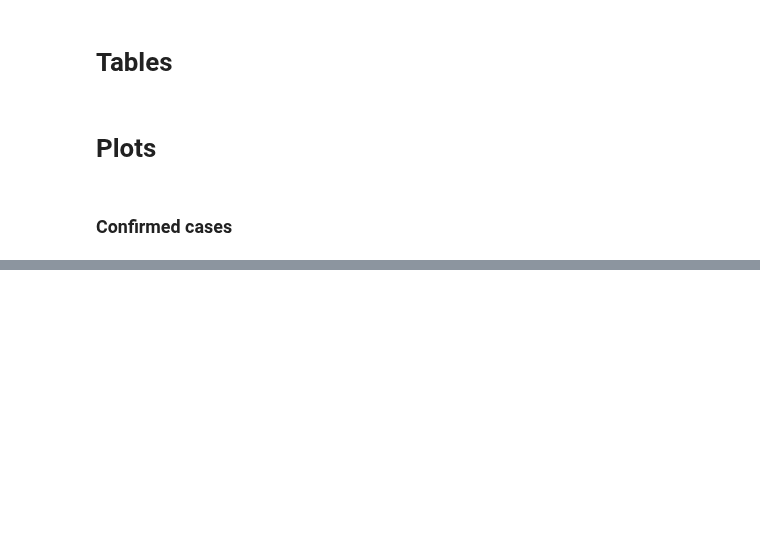
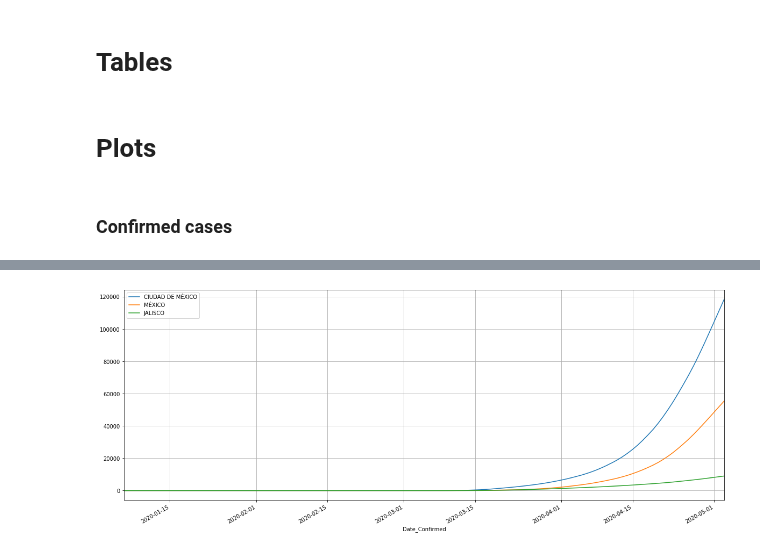
Before and after one commit to marianarf/covid19_mexico_analysis, a Jupyter notebook: mexico_cases_by_date.ipynb, the cells around one changed output, grey strips where cells are left out. Saved outputs shown, nothing was run; the diff lists cells and outputs as text; code cells hidden in the pictures; blank space fills up the shorter version.

```diff
--- a/mexico_cases_by_date.ipynb
+++ b/mexico_cases_by_date.ipynb
@@ -100,3 +121,14 @@ import matplotlib.pyplot as plt
+# %%
+plt.figure(figsize=(20,8))
+
+for state in ['CIUDAD DE MÉXICO', 'MÉXICO', 'JALISCO',]:
+    pivot_tbl_cum[state].fillna(0).cumsum().plot()
+
+plt.legend()
+plt.grid(True)
+plt.show()
+# %% [output]
+[figure, added]
 # %%
 plt.figure(figsize=(20,8))
 
```
Also changed, not shown: parts of 20 cells of this notebook, 24 other files.
